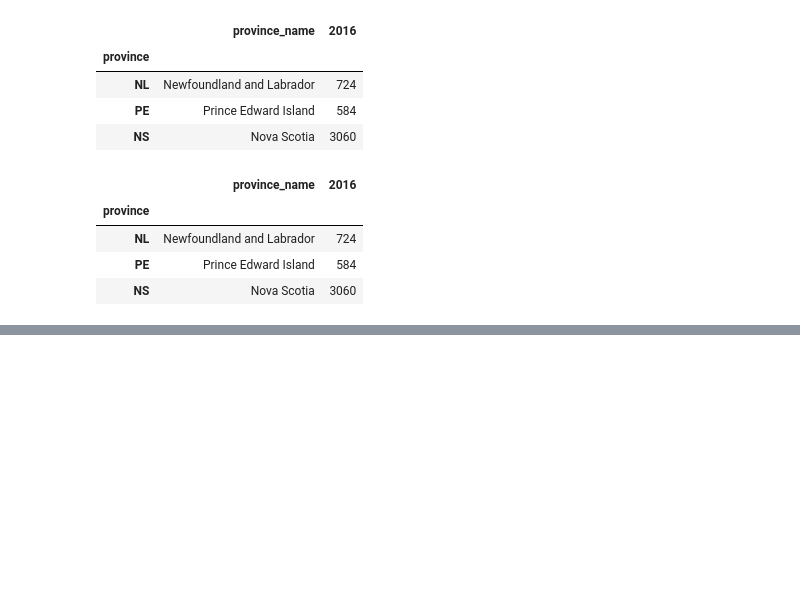
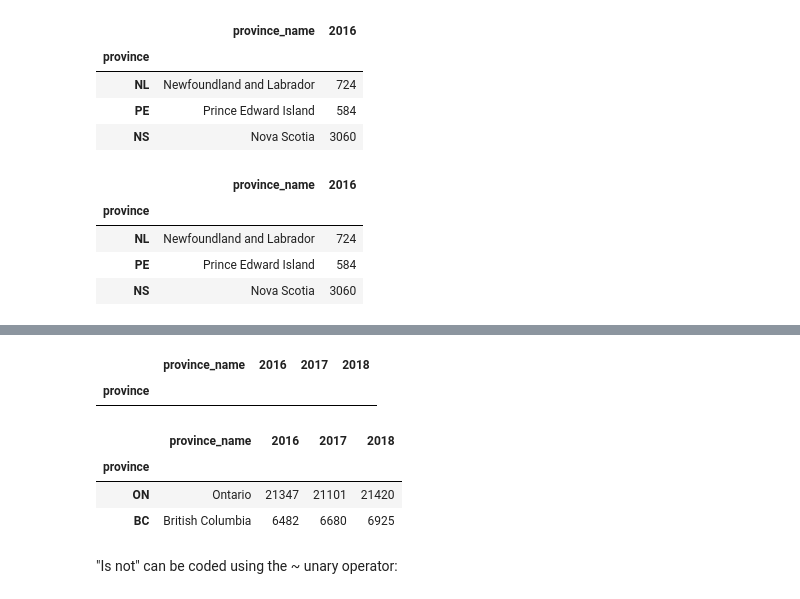
Before and after one commit to IgaMeddie/Data_Science_101, a Jupyter notebook: pandas_101.ipynb, the cells around one changed output, grey strips where cells are left out. Saved outputs shown, nothing was run; the diff lists cells and outputs as text; code cells hidden in the pictures; blank space fills up the shorter version.

```diff
--- a/pandas_101.ipynb
+++ b/pandas_101.ipynb
@@ -680,0 +720,14 @@ prov_support.loc[:'NS', :'2016']
+# %%
+prov_support[prov_support['2017'].isin(['22720', '21101'])] # qn. Is the output just 2 lines?
+# %% [output]
+|  | province_name | 2016 | 2017 | 2018 |
+| province |  |  |  |  |
+# %%
+prov_support[(prov_support['2017'] > 6000) & (prov_support.index.isin(['AB', 'ON', 'BC']))]
+# %% [output]
+|  | province_name | 2016 | 2017 | 2018 |
+| province |  |  |  |  |
+| ON | Ontario | 21347 | 21101 | 21420 |
+| BC | British Columbia | 6482 | 6680 | 6925 |
+# %% [markdown]
+"Is not" can be coded using the ~ unary operator:
```
Also changed, not shown: parts of 7 cells of this notebook.
